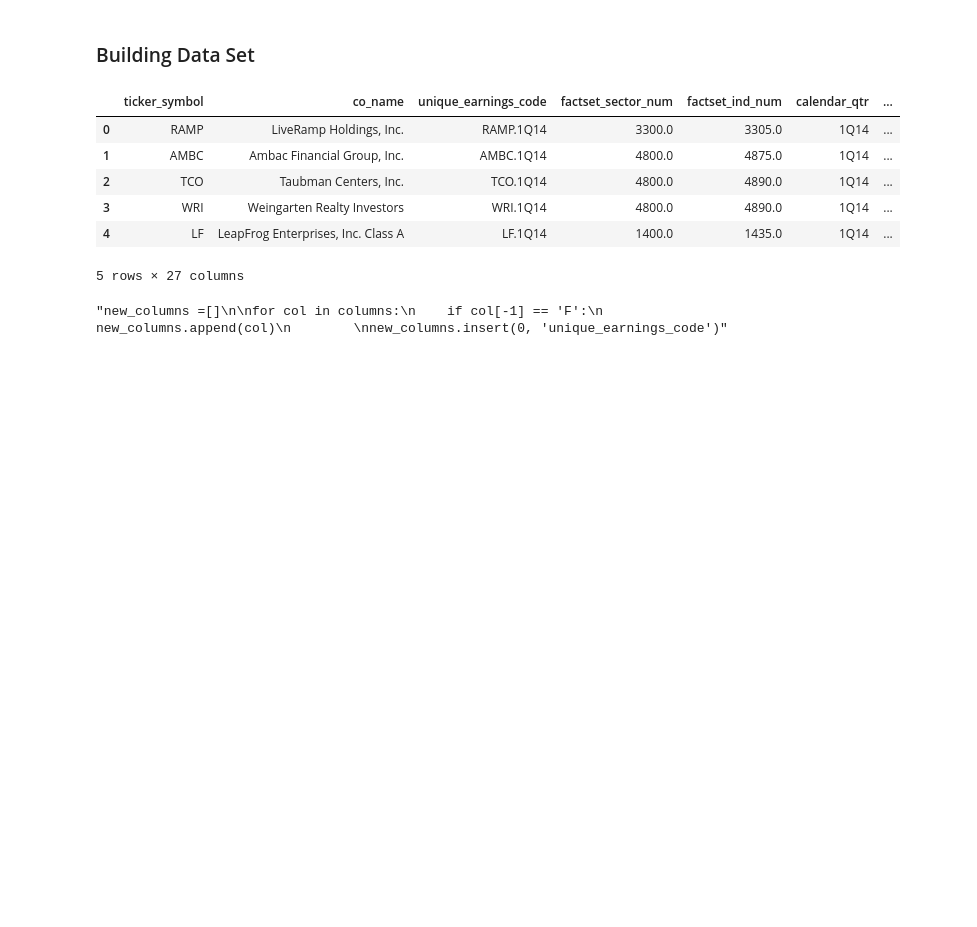
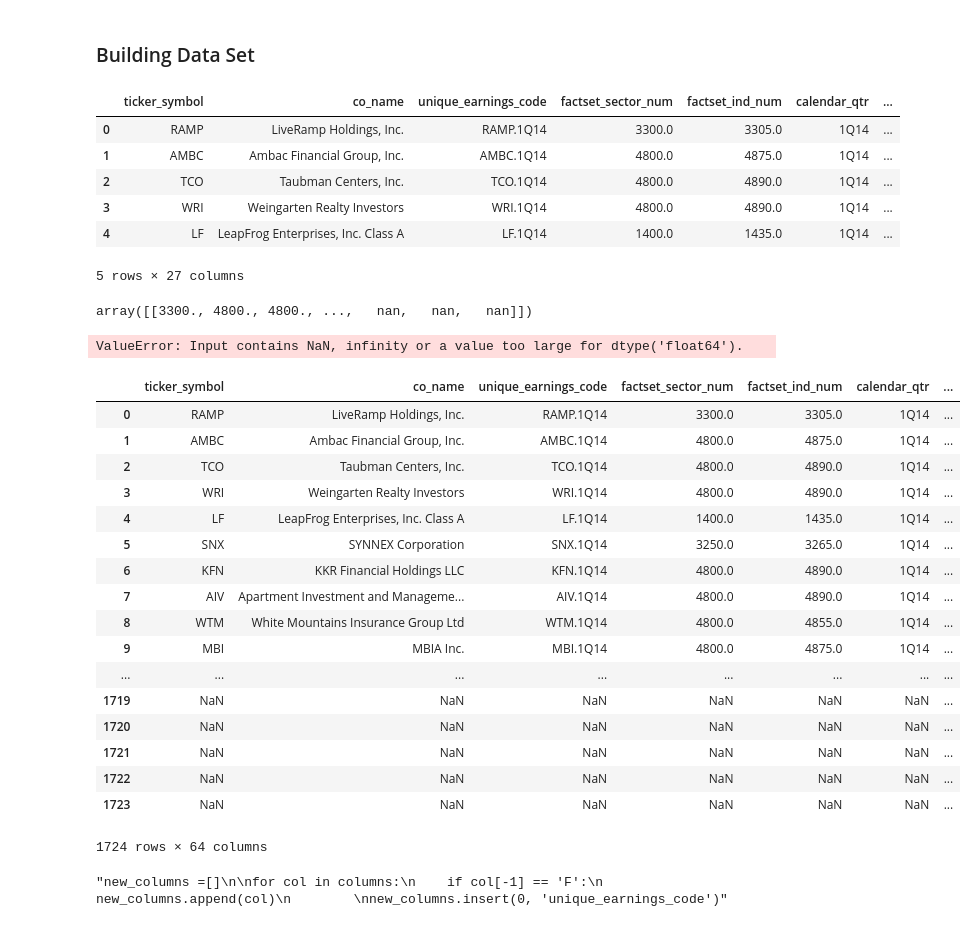
Before and after one commit to jlewis425/anomalies-in-earnings-release-reactions, a Jupyter notebook: data_cleaning_sandbox.ipynb, the cells around one changed output. Saved outputs shown, nothing was run; the diff lists cells and outputs as text; code cells hidden in the pictures; blank space fills up the shorter version.

```diff
--- a/data_cleaning_sandbox.ipynb
+++ b/data_cleaning_sandbox.ipynb
@@ -290,3 +292,5 @@ surp_data.head()
 | 3 | WRI | Weingarten Realty Investors | WRI.1Q14 | 4800.0 | 4890.0 | 1Q14 | ... |
 | 4 | LF | LeapFrog Enterprises, Inc. Class A | LF.1Q14 | 1400.0 | 1435.0 | 1Q14 | ... |
 5 rows × 27 columns
+# %%
+test_features = pd.read_csv('data/features_1q14.csv')
@@ -293,3 +303,32 @@ surp_data.head()
+# %%
+sectors
+# %% [output]
+array([[3300., 4800., 4800., ...,   nan,   nan,   nan]])
+# %%
+enc.fit(sectors)
+# %% [output]
+ValueError: Input contains NaN, infinity or a value too large for dtype('float64').
+# %%
+test_features
+# %% [output]
+|  | ticker_symbol | co_name | unique_earnings_code | factset_sector_num | factset_ind_num | calendar_qtr | ... |
+| 0 | RAMP | LiveRamp Holdings, Inc. | RAMP.1Q14 | 3300.0 | 3305.0 | 1Q14 | ... |
+| 1 | AMBC | Ambac Financial Group, Inc. | AMBC.1Q14 | 4800.0 | 4875.0 | 1Q14 | ... |
+| 2 | TCO | Taubman Centers, Inc. | TCO.1Q14 | 4800.0 | 4890.0 | 1Q14 | ... |
+| 3 | WRI | Weingarten Realty Investors | WRI.1Q14 | 4800.0 | 4890.0 | 1Q14 | ... |
+| 4 | LF | LeapFrog Enterprises, Inc. Class A | LF.1Q14 | 1400.0 | 1435.0 | 1Q14 | ... |
+| 5 | SNX | SYNNEX Corporation | SNX.1Q14 | 3250.0 | 3265.0 | 1Q14 | ... |
+| 6 | KFN | KKR Financial Holdings LLC | KFN.1Q14 | 4800.0 | 4890.0 | 1Q14 | ... |
+| 7 | AIV | Apartment Investment and Manageme... | AIV.1Q14 | 4800.0 | 4890.0 | 1Q14 | ... |
+| 8 | WTM | White Mountains Insurance Group Ltd | WTM.1Q14 | 4800.0 | 4855.0 | 1Q14 | ... |
+| 9 | MBI | MBIA Inc. | MBI.1Q14 | 4800.0 | 4875.0 | 1Q14 | ... |
+| ... | ... | ... | ... | ... | ... | ... | ... |
+| 1719 | NaN | NaN | NaN | NaN | NaN | NaN | ... |
+| 1720 | NaN | NaN | NaN | NaN | NaN | NaN | ... |
+| 1721 | NaN | NaN | NaN | NaN | NaN | NaN | ... |
+| 1722 | NaN | NaN | NaN | NaN | NaN | NaN | ... |
+| 1723 | NaN | NaN | NaN | NaN | NaN | NaN | ... |
+1724 rows × 64 columns
 # %%
 """new_columns =[]
 
```
Also changed, not shown: parts of 6 cells of this notebook.
